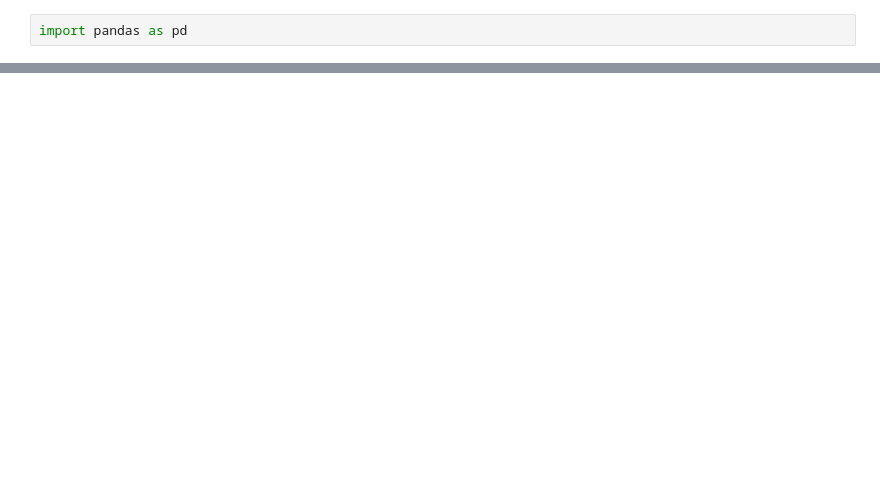
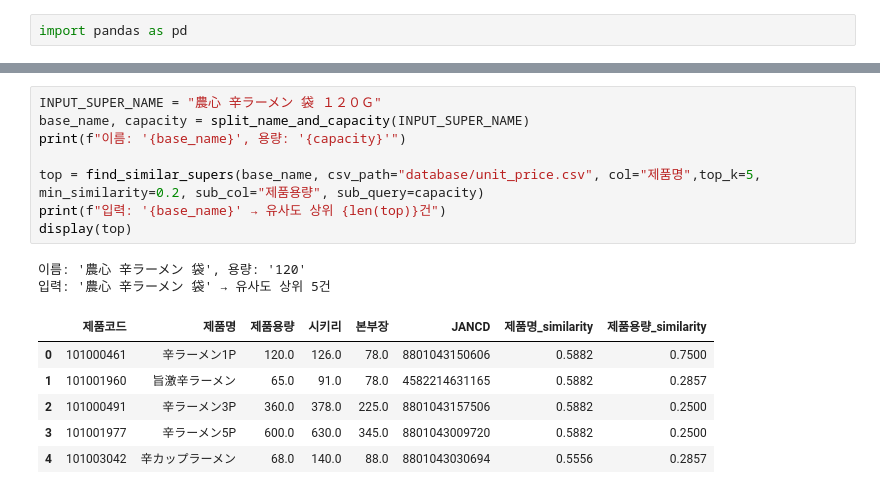
Before and after one commit to mushrhyme/easy-rebate, a Jupyter notebook: notepad.ipynb, the cells around one changed output, grey strips where cells are left out. Saved outputs shown, nothing was run; the diff lists cells and outputs as text; blank space fills up the shorter version.

```diff
--- a/notepad.ipynb
+++ b/notepad.ipynb
@@ -371,0 +279,17 @@ for r in result["without_form_type"]:
+# %%
+INPUT_SUPER_NAME = "農心 辛ラーメン 袋 １２０Ｇ"
+base_name, capacity = split_name_and_capacity(INPUT_SUPER_NAME)
+print(f"이름: '{base_name}', 용량: '{capacity}'")
+
+top = find_similar_supers(base_name, csv_path="database/unit_price.csv", col="제품명",top_k=5, min_similarity=0.2, sub_col="제품용량", sub_query=capacity)
+print(f"입력: '{base_name}' → 유사도 상위 {len(top)}건")
+display(top)
+# %% [output]
+이름: '農心 辛ラーメン 袋', 용량: '120'
+입력: '農心 辛ラーメン 袋' → 유사도 상위 5건
+|  | 제품코드 | 제품명 | 제품용량 | 시키리 | 본부장 | JANCD | 제품명_similarity | 제품용량_similarity |
+| 0 | 101000461 | 辛ラーメン1P | 120.0 | 126.0 | 78.0 | 8801043150606 | 0.5882 | 0.7500 |
+| 1 | 101001960 | 旨激辛ラーメン | 65.0 | 91.0 | 78.0 | 4582214631165 | 0.5882 | 0.2857 |
+| 2 | 101000491 | 辛ラーメン3P | 360.0 | 378.0 | 225.0 | 8801043157506 | 0.5882 | 0.2500 |
+| 3 | 101001977 | 辛ラーメン5P | 600.0 | 630.0 | 345.0 | 8801043009720 | 0.5882 | 0.2500 |
+| 4 | 101003042 | 辛カップラーメン | 68.0 | 140.0 | 88.0 | 8801043030694 | 0.5556 | 0.2857 |
```
Also changed, not shown: parts of 45 cells of this notebook, 15 other files.
